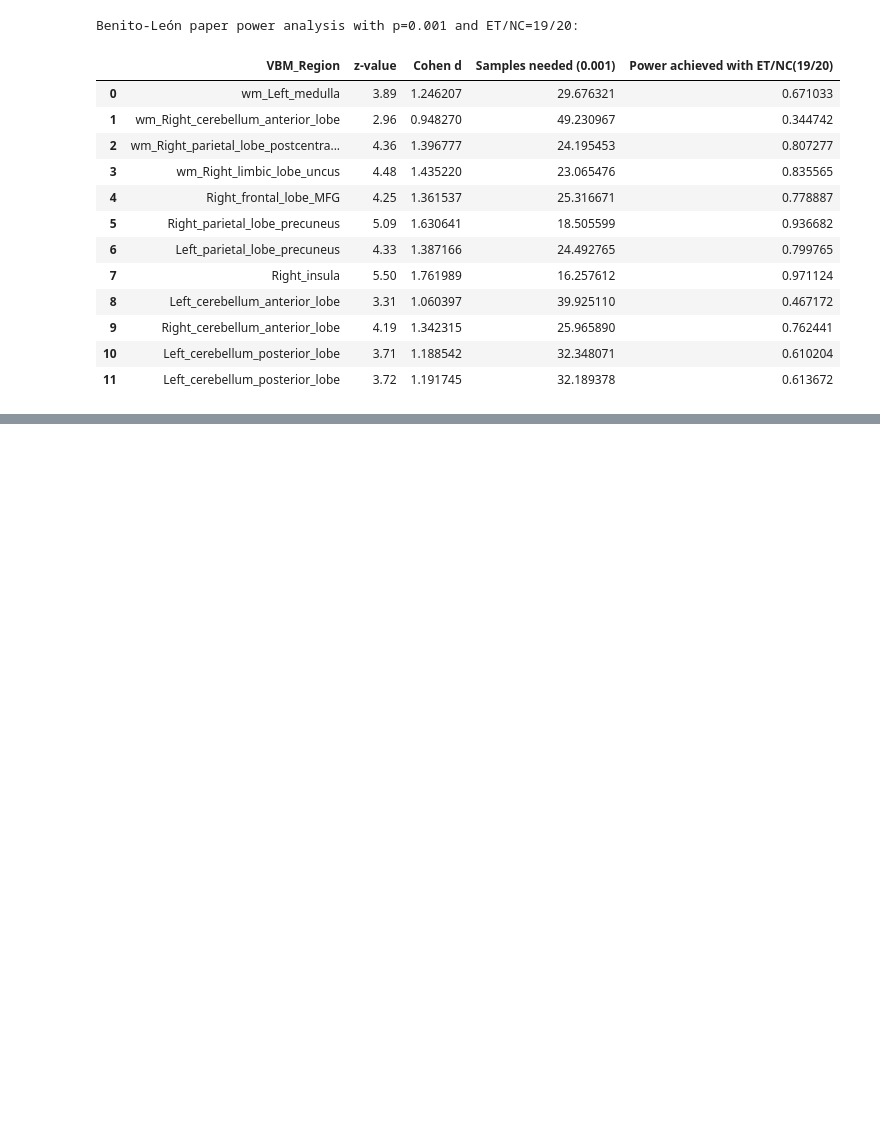
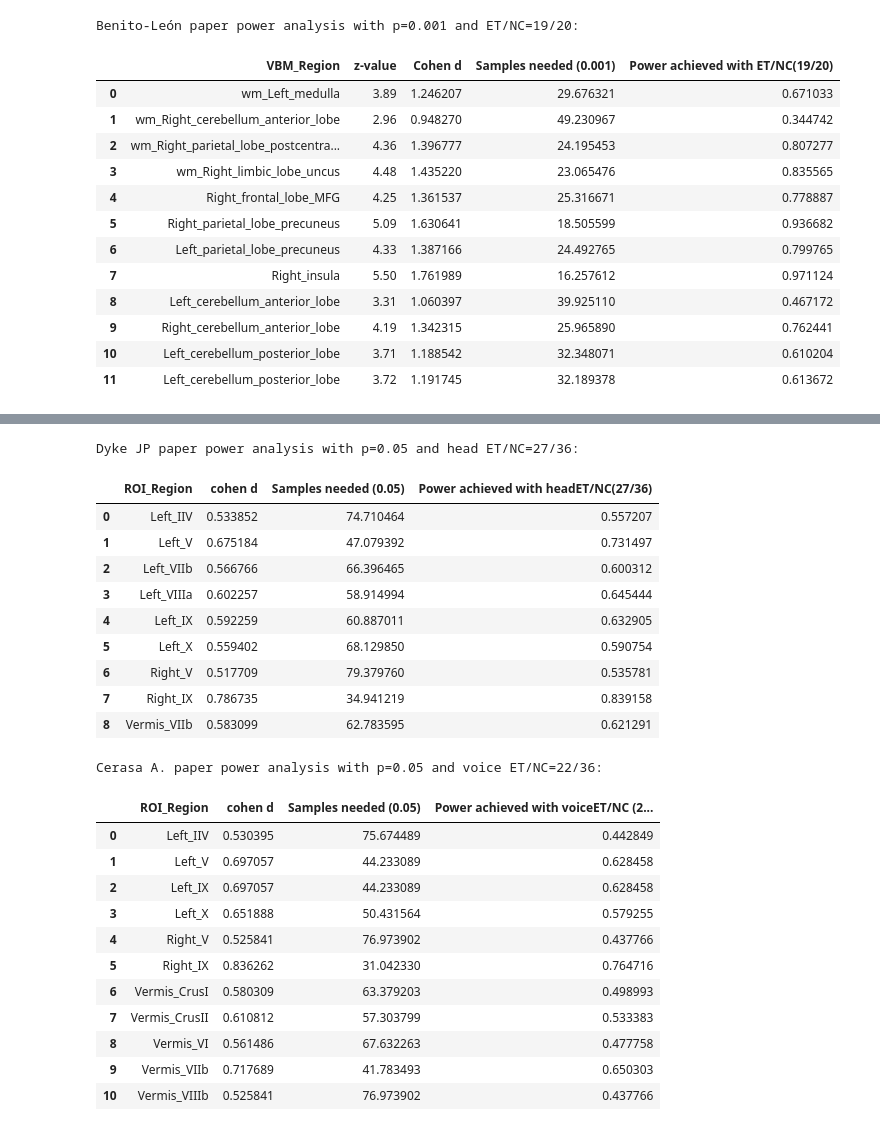
Before and after one commit to Vincent-wq/Replicability-of-PD-ICA, a Jupyter notebook: codes/devel/cerebellum_confounder/0_power_analysis.ipynb, the cells around one changed output, grey strips where cells are left out. Drawn from its saved outputs; the diff is of its cells as text; code cells hidden in the pictures; blank space fills up the shorter version.

```diff
--- a/codes/devel/cerebellum_confounder/0_power_analysis.ipynb
+++ b/codes/devel/cerebellum_confounder/0_power_analysis.ipynb
@@ -289,0 +299,57 @@ p3_g_head_df
+# %%
+# paper6
+p6_n_head_et=27; p6_n_voice_et=22;  p6_n_nc=36; p = 0.05;
+p6_roi_head=['Left_IIV', 'Left_V', 'Left_VIIb', 'Left_VIIIa', 'Left_IX', 'Left_X', 'Right_V', 'Right_IX', 'Vermis_VIIb'];
+p6_roi_voice=['Left_IIV', 'Left_V', 'Left_IX', 'Left_X', 'Right_V', 'Right_IX', 'Vermis_CrusI', 'Vermis_CrusII', 'Vermis_VI','Vermis_VIIb', 'Vermis_VIIIb'];
+
+p6_p_head_et  = [0.018, 0.004, 0.013, 0.009, 0.010, 0.014, 0.021, 0.001, 0.011];
+p6_p_voice_et = [0.025, 0.005, 0.005, 0.008, 0.026, 0.001, 0.016, 0.012, 0.019, 0.004, 0.026];
+
+p6_cohend_head_et  = [cohend_from_p(x,p6_n_head_et,p6_n_nc) for x in p6_p_head_et];
+p6_cohend_voice_et = [cohend_from_p(x,p6_n_voice_et,p6_n_nc) for x in p6_p_voice_et];
+
+p6_sample_needed_head_et  = [power.tt_ind_solve_power(effect_size=x, alpha=p, power=0.9) for x in p6_cohend_head_et];
+p6_power_achieved_head_et = [power.tt_ind_solve_power(effect_size=x, nobs1=p6_n_head_et, alpha=p, ratio=p6_n_head_et/p6_n_nc, alternative='larger')
+                             for x in p6_cohend_head_et];
+
+p6_sample_needed_voice_et  = [power.tt_ind_solve_power(effect_size=x, alpha=p, power=0.9) for x in p6_cohend_voice_et];
+p6_power_achieved_voice_et = [power.tt_ind_solve_power(effect_size=x, nobs1=p6_n_voice_et, alpha=p, ratio=p6_n_voice_et/p6_n_nc, alternative='larger')
+                              for x in p6_cohend_voice_et];
+
+p6_head_et_res={"ROI_Region":p6_roi_head,"cohen d":p6_cohend_head_et,"Samples needed ("+str(p)+")":p6_sample_needed_head_et,
+             "Power achieved with headET/NC("+str(p6_n_head_et)+"/"+str(p6_n_nc)+")":p6_power_achieved_head_et}
+p6_head_et_df=pd.DataFrame(p6_head_et_res)
+print("Dyke JP paper power analysis with p=0.05 and head ET/NC=27/36:\n")
+display(p6_head_et_df)
+print('\n')
+
+p6_voice_et_res={"ROI_Region":p6_roi_voice,"cohen d":p6_cohend_voice_et,"Samples needed ("+str(p)+")":p6_sample_needed_voice_et,
+              "Power achieved with voiceET/NC ("+str(p6_n_voice_et)+"/"+str(p6_n_nc)+")":p6_power_achieved_voice_et}
+p6_voice_et_df=pd.DataFrame(p6_voice_et_res)
+print("Cerasa A. paper power analysis with p=0.05 and voice ET/NC=22/36:\n")
+display(p6_voice_et_df)
+# %% [output]
+Dyke JP paper power analysis with p=0.05 and head ET/NC=27/36:
+|  | ROI_Region | cohen d | Samples needed (0.05) | Power achieved with headET/NC(27/36) |
+| 0 | Left_IIV | 0.533852 | 74.710464 | 0.557207 |
+| 1 | Left_V | 0.675184 | 47.079392 | 0.731497 |
+| 2 | Left_VIIb | 0.566766 | 66.396465 | 0.600312 |
+| 3 | Left_VIIIa | 0.602257 | 58.914994 | 0.645444 |
+| 4 | Left_IX | 0.592259 | 60.887011 | 0.632905 |
+| 5 | Left_X | 0.559402 | 68.129850 | 0.590754 |
+| 6 | Right_V | 0.517709 | 79.379760 | 0.535781 |
+| 7 | Right_IX | 0.786735 | 34.941219 | 0.839158 |
+| 8 | Vermis_VIIb | 0.583099 | 62.783595 | 0.621291 |
+Cerasa A. paper power analysis with p=0.05 and voice ET/NC=22/36:
+|  | ROI_Region | cohen d | Samples needed (0.05) | Power achieved with voiceET/NC (2... |
+| 0 | Left_IIV | 0.530395 | 75.674489 | 0.442849 |
+| 1 | Left_V | 0.697057 | 44.233089 | 0.628458 |
+| 2 | Left_IX | 0.697057 | 44.233089 | 0.628458 |
+| 3 | Left_X | 0.651888 | 50.431564 | 0.579255 |
+| 4 | Right_V | 0.525841 | 76.973902 | 0.437766 |
+| 5 | Right_IX | 0.836262 | 31.042330 | 0.764716 |
+| 6 | Vermis_CrusI | 0.580309 | 63.379203 | 0.498993 |
+| 7 | Vermis_CrusII | 0.610812 | 57.303799 | 0.533383 |
+| 8 | Vermis_VI | 0.561486 | 67.632263 | 0.477758 |
+| 9 | Vermis_VIIb | 0.717689 | 41.783493 | 0.650303 |
+| 10 | Vermis_VIIIb | 0.525841 | 76.973902 | 0.437766 |
```
Also changed, not shown: parts of 16 cells of this notebook.
